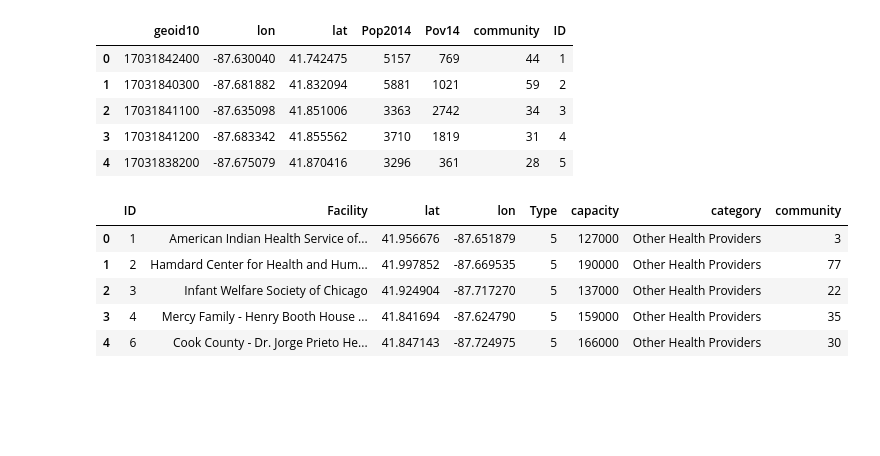
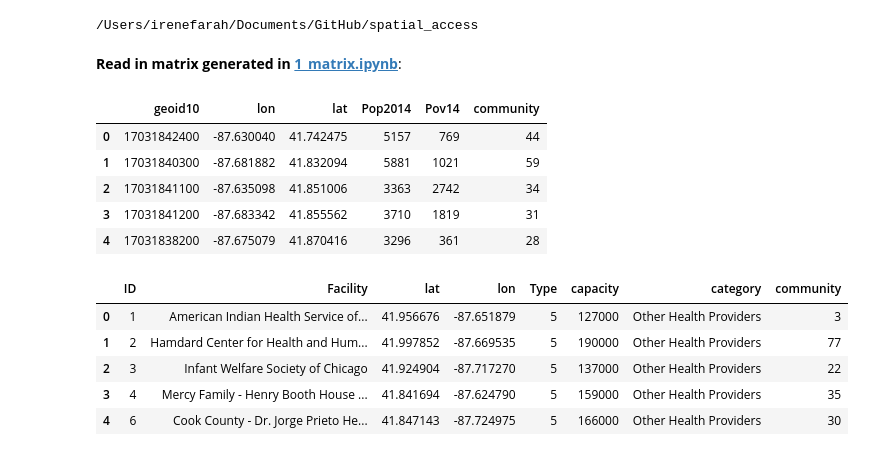
Before and after one commit to GeoDaCenter/spatial_access, a Jupyter notebook: docs/notebooks/4_tsfca.ipynb, the cells around one changed output. Cells and saved outputs as stored; diff of their text form; code cells hidden in the pictures; blank space fills up the shorter version.

```diff
--- a/docs/notebooks/4_tsfca.ipynb
+++ b/docs/notebooks/4_tsfca.ipynb
@@ -45,0 +7,4 @@ from spatial_access.Models import *
+# %%
+cd ../..
+# %% [output]
+/Users/irenefarah/Documents/GitHub/spatial_access
@@ -46,5 +15,7 @@ from spatial_access.Models import *
 # %%
-#View sources and destinations for Chicago Health Facilities
-sources=pd.read_csv('/Users/whlu/spatial_access/data/input_data/tracts2010.csv')
-dest=pd.read_csv('/Users/whlu/spatial_access/data/input_data/health_chicago.csv')
-dest= dest.rename(index=str, columns={"target": "capacity"})
+# View sources and destinations for Chicago Health Facilities
+import pandas as pd
+sources_df = pd.read_csv('./data/input_data/sources/tracts2010.csv')
+dests_df = pd.read_csv('./data/input_data/destinations/health_chicago.csv')
+# %% [markdown]
+**Read in matrix generated in [1_matrix.ipynb](./1_matrix.ipynb)**:
@@ -51,10 +24,10 @@ dest= dest.rename(index=str, columns={"target": "capacity"})
 # %%
-sources.head()
+sources_df.head()
 # %% [output]
-|  | geoid10 | lon | lat | Pop2014 | Pov14 | community | ID |
-| 0 | 17031842400 | -87.630040 | 41.742475 | 5157 | 769 | 44 | 1 |
-| 1 | 17031840300 | -87.681882 | 41.832094 | 5881 | 1021 | 59 | 2 |
-| 2 | 17031841100 | -87.635098 | 41.851006 | 3363 | 2742 | 34 | 3 |
-| 3 | 17031841200 | -87.683342 | 41.855562 | 3710 | 1819 | 31 | 4 |
-| 4 | 17031838200 | -87.675079 | 41.870416 | 3296 | 361 | 28 | 5 |
+|  | geoid10 | lon | lat | Pop2014 | Pov14 | community |
+| 0 | 17031842400 | -87.630040 | 41.742475 | 5157 | 769 | 44 |
+| 1 | 17031840300 | -87.681882 | 41.832094 | 5881 | 1021 | 59 |
+| 2 | 17031841100 | -87.635098 | 41.851006 | 3363 | 2742 | 34 |
+| 3 | 17031841200 | -87.683342 | 41.855562 | 3710 | 1819 | 31 |
+| 4 | 17031838200 | -87.675079 | 41.870416 | 3296 | 361 | 28 |
 # %%
```
Also changed, not shown: parts of 20 cells of this notebook, 4 other files.
